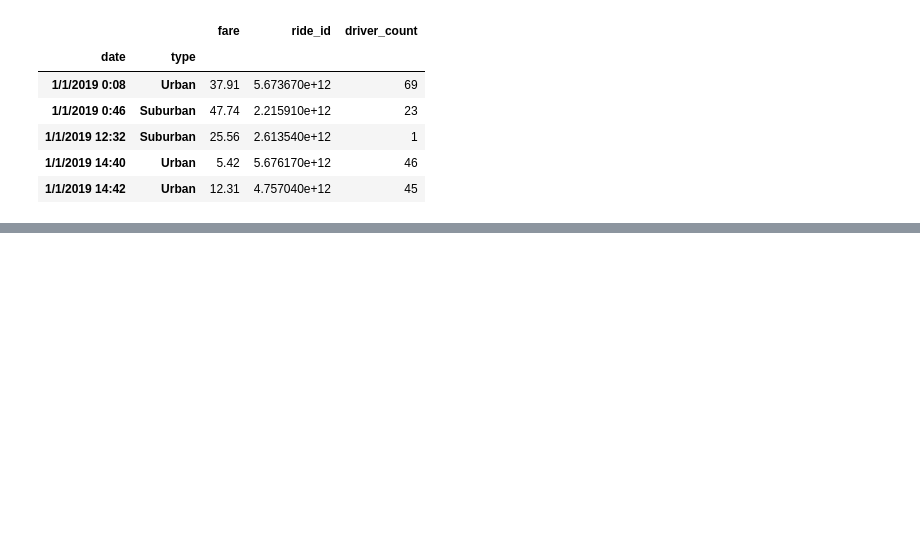
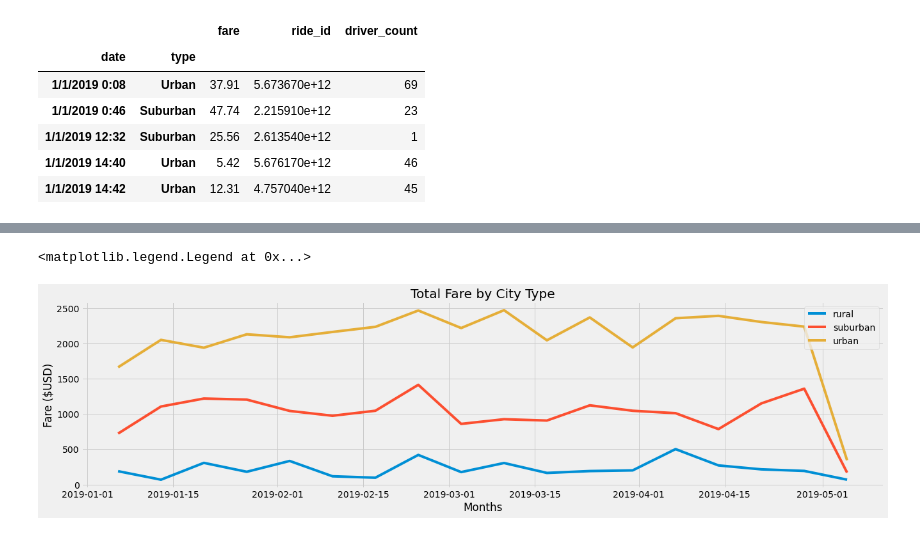
Before and after one commit to NicholasHenry246/PyBer_Analysis, a Jupyter notebook: PyBer_Challenge.ipynb, the cells around one changed output, grey strips where cells are left out. Saved outputs shown, nothing was run; the diff lists cells and outputs as text; code cells hidden in the pictures; blank space fills up the shorter version.

```diff
--- a/PyBer_Challenge.ipynb
+++ b/PyBer_Challenge.ipynb
@@ -189,4 +191,6 @@ reset_sum_fares_pivot_df.head(10)
 # %%
 # 5. Create a new DataFrame from the pivot table DataFrame using loc on the given dates, '2019-01-01':'2019-04-29'.
-pivot_by_dates_df = reset_sum_fares_pivot_df.loc[("date")]
+reset_sum_fares_pivot_df.index = pd.to_datetime(reset_sum_fares_pivot_df.index)
+pivot_by_dates_df = reset_sum_fares_pivot_df.loc["2019-01-01":"2019-04-29"]
+pivot_by_dates_df
 # %% [output]
@@ -199,2 +229,5 @@ KeyError: 'date'
 # %%
 # 8. Create a new DataFrame using the "resample()" function by week 'W' and get the sum of the fares for each week.
+pivot_resample = pivot_by_dates_df.resample("W").sum()
+# pivot_resample_1 = pivot_resample.drop(pivot_resample.index["2019-05-05"])
+pivot_resample
@@ -201,7 +253,28 @@ KeyError: 'date'
 # %%
 # 8. Using the object-oriented interface method, plot the resample DataFrame using the df.plot() function.
 
 # Import the style from Matplotlib.
 from matplotlib import style
 # Use the graph style fivethirtyeight.
 style.use('fivethirtyeight')
+fig, ax = plt.subplots(figsize=(20, 5))
+ax.plot(pivot_resample)
+ax.set_xlabel('Months')
+ax.set_ylabel('Fare ($USD)')
+ax.set_title("Total Fare by City Type")
+#ax.plot(x, y, label='Type')
+ax.legend(["rural", "suburban", "urban"])
+#ax.set_ylim(0, 2500)
+#ax.set_xlim("2019-1-1", "2019-4-28")
+#ax.legend(loc="center")
+
+
+#pivot_resample.plot()
+#plt.subplots(figsize=(20, 5))
+#plt.xlabel('Months')
+#plt.ylabel('Fare ($USD)')
+#plt.title("Total Fare by City Type")
+#plt.ylim(0, 2500)
+# %% [output]
+<matplotlib.legend.Legend at 0x...>
+[figure, added]
```
Also changed, not shown: parts of 7 cells of this notebook, 2 other files.
